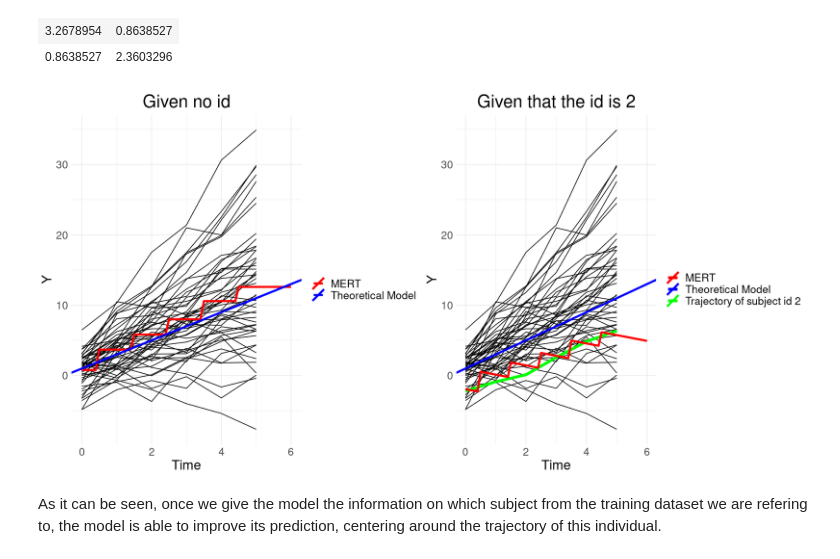
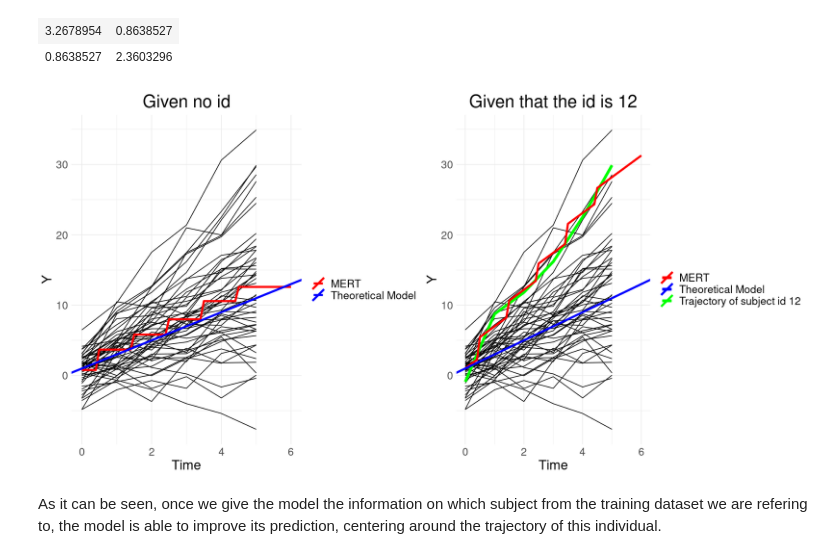
Before and after one commit to nhilariosilva/aprendizado_maquina_mert, a Jupyter notebook: MERT.ipynb, the cells around one changed output. Saved outputs shown, nothing was run; the diff lists cells and outputs as text; code cells hidden in the pictures.

```diff
--- a/MERT.ipynb
+++ b/MERT.ipynb
@@ -671,28 +671,28 @@ colnames(Xi_pred) <- c("(Intercept)", "t")
 Zi_pred <- Xi_pred
 
 y_pred <- predict_MERT(fit_MERT, Xi_pred, Zi_pred)
-y_pred_id2 <- predict_MERT(fit_MERT, Xi_pred, Zi_pred, ids = 2)
+y_pred_id12 <- predict_MERT(fit_MERT, Xi_pred, Zi_pred, ids = 12)
 # %%
 # Considering that the individual was not seen on the dataset
 g1 <- ggplot()+
     geom_line(df, mapping = aes(x = t, y = Y, group = id))+
     geom_line(aes(x = ts, y = y_pred, color = "MERT"), linewidth = 1.5)+
     geom_abline(mapping = aes(intercept = beta[1], slope = beta[2], color = "Theoretical Model"), linewidth = 1.5)+
     scale_color_manual(values = c("red", "blue"))+
     labs(title = "Given no id", x = "Time", y = "Y", color = "")
 
 # Considering that the individual id is given by 1
 g2 <- ggplot()+
     geom_line(df, mapping = aes(x = t, y = Y, group = id))+
-    geom_line(df %>% filter(id == 2), mapping = aes(x = t, y = Y, color = "Trajectory of subject id 2"), linewidth = 2)+
-    geom_line(aes(x = ts, y = y_pred_id2, color = "MERT"), linewidth = 1.5)+
+    geom_line(df %>% filter(id == 12), mapping = aes(x = t, y = Y, color = "Trajectory of subject id 12"), linewidth = 2)+
+    geom_line(aes(x = ts, y = y_pred_id12, color = "MERT"), linewidth = 1.5)+
     geom_abline(mapping = aes(intercept = beta[1], slope = beta[2], color = "Theoretical Model"), linewidth = 1.5)+
     scale_color_manual(values = c("red", "blue", "green"))+
-    labs(title = "Given that the id is 2", x = "Time", y = "Y", color = "")
+    labs(title = "Given that the id is 12", x = "Time", y = "Y", color = "")
 
 options(repr.plot.width = 16, repr.plot.height = 8)
 plot_grid(g1, g2, nrow = 1)
 # %% [output]
-[figure, old version]
+[figure, new version]
 # %% [markdown]
 As it can be seen, once we give the model the information on which subject from the training dataset we are refering to, the model is able to improve its prediction, centering around the trajectory of this individual.
```
Also changed, not shown: parts of 2 cells of this notebook.
